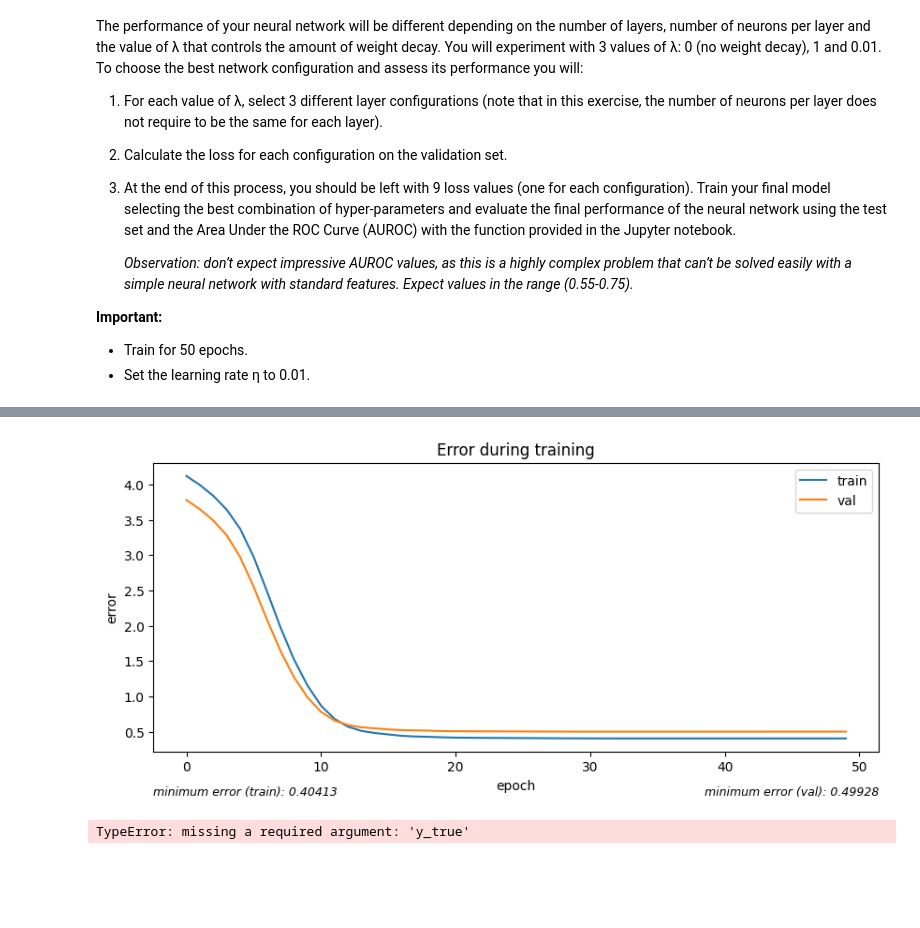
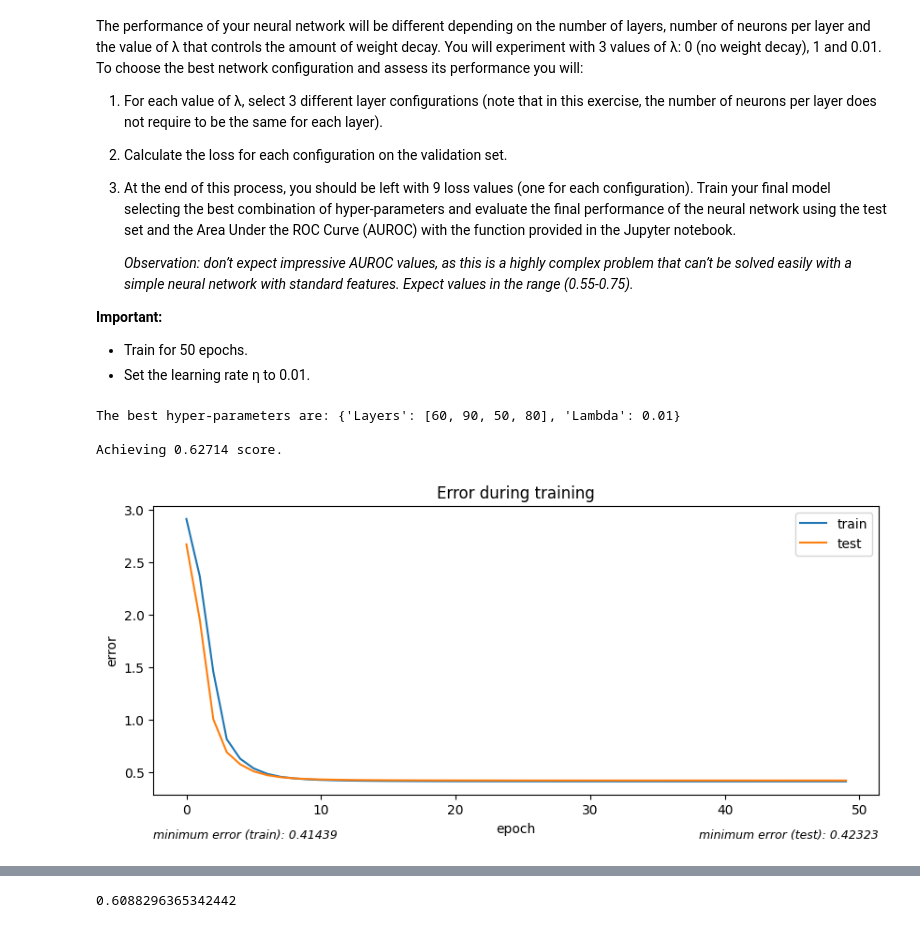
Before and after one commit to gtironi/MachineLearning, a Jupyter notebook: tacd/assigment_3/assigment3.ipynb, the cells around one changed output, grey strips where cells are left out. Drawn from its saved outputs; the diff is of its cells as text; code cells hidden in the pictures; blank space fills up the shorter version.

```diff
--- a/tacd/assigment_3/assigment3.ipynb
+++ b/tacd/assigment_3/assigment3.ipynb
@@ -461,11 +607,9 @@ To choose the best network configuration and assess its performance you will:
 # %%
 ## your code goes here:
-features = 8
-predictions = 2
-
 dataset_drug_side_effect = pd.read_csv("data/drug_side_effects.csv").values #we will use as numpy array
 dataset_drug_features = pd.read_csv("data/drug_features.csv").values #we will use as numpy array
 
+#check if X and y align
 if np.any(dataset_drug_side_effect[:, 0] != dataset_drug_features[:, 0]): raise Exception("X and y are not align")
 
 X_class = dataset_drug_features[:, 1:].astype(float)
@@ -474,33 +618,65 @@ y_class = dataset_drug_side_effect[:, 1:].astype(float)
 X_train_class, X_test_val_class, y_train_class, y_test_val_class = train_test_split(X_class, y_class, train_size=0.80, random_state=42)
 X_val_class, X_test_class, y_val_class, y_test_class = train_test_split(X_test_val_class, y_test_val_class, test_size=0.50, random_state=42)
 
+#stantardize the data
 scaler_class = MyStandardScaler()
-
-#stantardize the data
 X_train_normalized_class = np.array(scaler.fit_transform(X_train_class))
 X_val_normalized_class = np.array(scaler.transform(X_val_class))
 X_test_normalized_class = np.array(scaler.transform(X_test_class))
+
+#define layer configurations and alpha
+layers_config = [[60, 110, 40, 90], [60, 90, 50, 80], [50, 100, 40, 90]]
+alphas = [0, 0.01, 1]
+
+#perform grid search
+grid_search_class = GridSearchClassification(Network, layers_config, alphas)
+grid_search_class.fit(X_train_normalized_class, y_train_class, X_val_normalized_class, y_val_class, epochs=50, learning_rate=0.01)
+
+#best model parameters
+best_params_class = grid_search_class.best_params_
+
+print(f"The best hyper-parameters are: {best_params_class}\n\nAchieving {grid_search_class.best_score_:.5f} score.")
+# %% [output]
+The best hyper-parameters are: {'Layers': [60, 90, 50, 80], 'Lambda': 0.01}
+
+Achieving 0.62714 score.
 # %%
-num_layers = 8
-num_neurons = 100
-alpha = 0.1
+#best model train
+layers_best = best_params_class["Layers"]
+alpha_best = best_params_class["Lambda"]
+
+# put together the train and validation set to use in the final model
+X_train_completo_class = np.concatenate((X_train_normalized_class, X_val_normalized_class))
+y_train_completo_class = np.concatenate((y_train_class, y_val_class))
 
 network = Network()
 
 # use the test set here to analyse the mse during the train
-network.use(cross_entropy, cross_entropy_prime, X_val_normalized_class, y_val_class, alpha=alpha)
+network.use(cross_entropy, cross_entropy_prime, X_test_normalized_class, y_test_class, alpha=alpha)
 
-# first layer
-network.add(FCLayer(X_train_normalized_class.shape[1], num_neurons, sigmoid, sigmoid_deriv))
+num_neurons = layers_best[0]
 
-# hiddens layers
-for _ in range(1, num_layers):
-    #all layers have the same number of neurons
-    network.add(FCLayer(num_neurons, num_neurons, sigmoid, sigmoid_deriv))
-# output layer
-network.add(FCLayer(num_neurons, y_train_class.shape[1], sigmoid, sigmoid_deriv))
+#first layer
+network.add(Layer(X_train_completo_class.shape[1], num_neurons, sigmoid, sigmoid_deriv))
 
-network.fit(X_train_normalized_class, y_train_class, epochs=50, learning_rate=0.1, print_erro=True)
+last_num_neurons = num_neurons
 
-network.plot_errors(separate = False)
+#hiddens layers
+for num_neurons in layers_best[1:]:
+    network.add(Layer(last_num_neurons, num_neurons, sigmoid, sigmoid_deriv))
+    last_num_neurons = num_neurons
+
+#output layer
+network.add(Layer(last_num_neurons, y_train_completo_class.shape[1], sigmoid, sigmoid_deriv))
+
+#train and use the network
+network.fit(X_train_completo_class, y_train_completo_class, epochs=50, learning_rate=0.1, print_erro=False)
+y_pred_class = network.predict(X_test_normalized_class)
+
+#get and show performance metrics
+final_score = cross_entropy(y_test_class, y_pred_class)
+network.plot_errors(val_or_test = "test")
+
+print(f"The best model was trained using: {best_params_class}\n\nThe final score achieved was (Cross Entropy): {(final_score):.5f}")
 # %% [output]
+[figure, new version]
@@ -524,7 +686,6 @@ epoch 50/50   error_train=0.404131; error_val=0.499947
-[figure, old version]
 # %%
 ## to calculate the test set AUROC use the following code:
-
-auroc = roc_auc_score()
+auroc = roc_auc_score(y_test_class, y_pred_class.reshape(y_pred_class.shape[0], y_pred_class.shape[-1]))
+auroc
 # %% [output]
-TypeError: missing a required argument: 'y_true'
+0.6088296365342442
```
Also changed, not shown: parts of 6 cells of this notebook.
